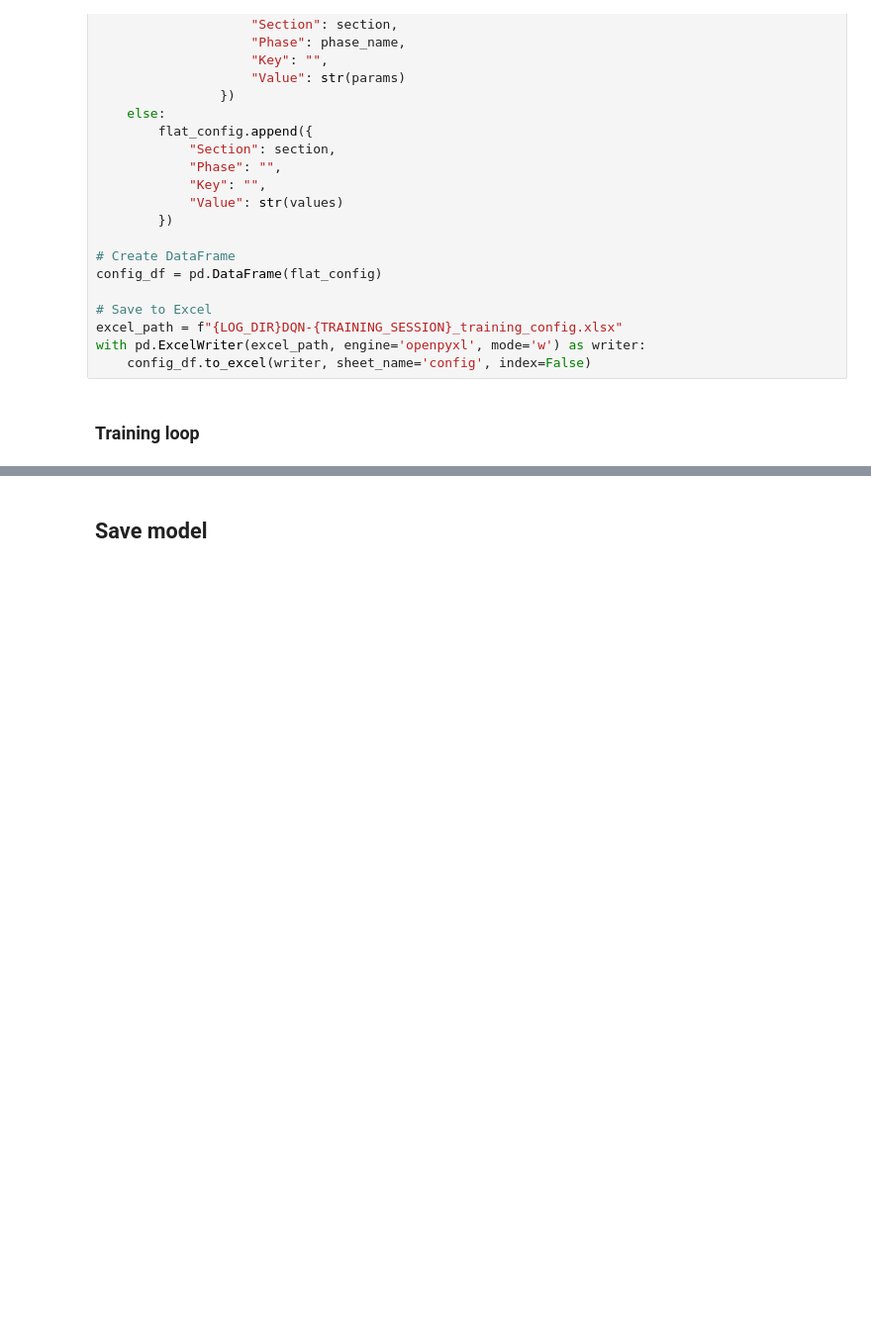
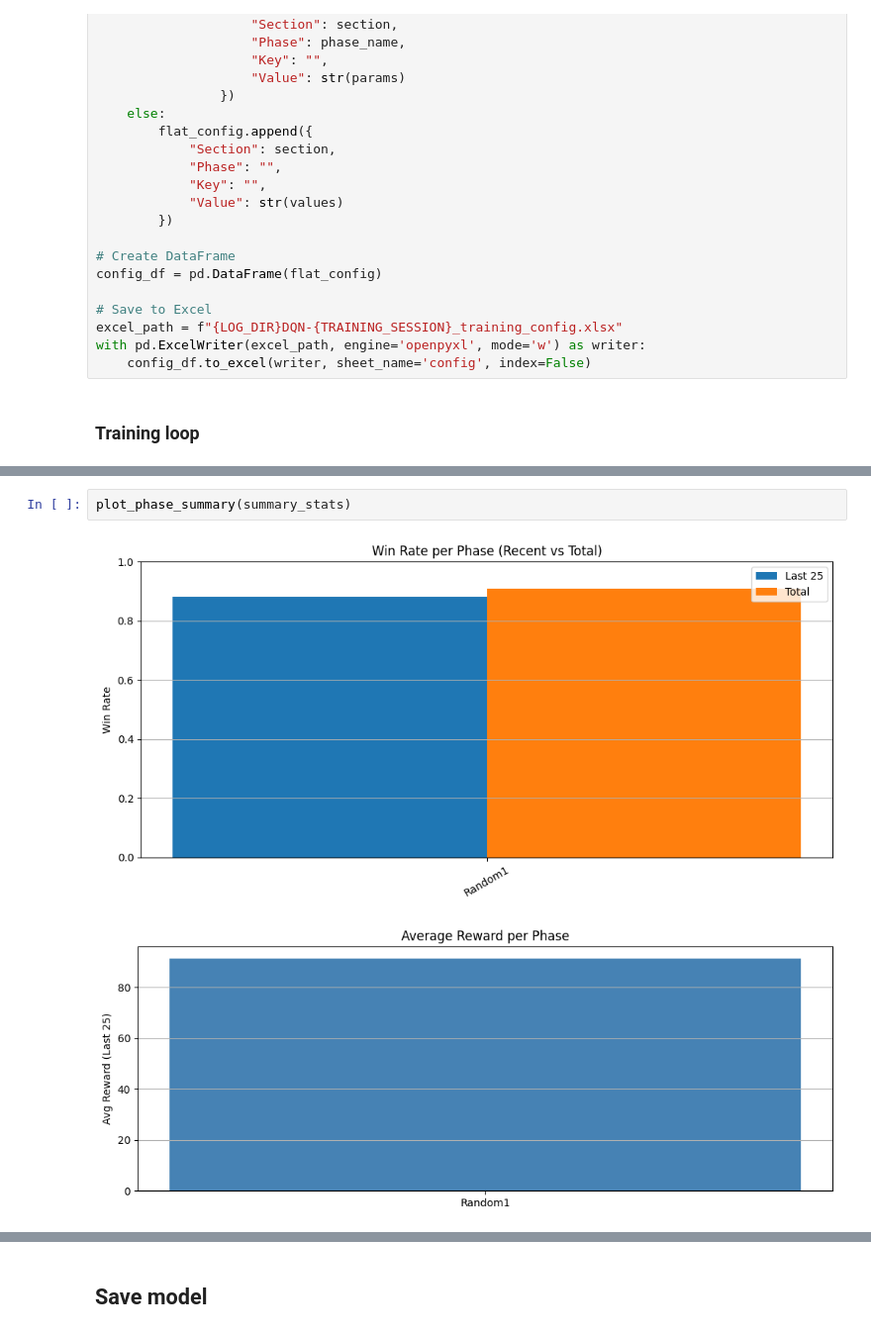
Before and after one commit to lovroselic/Connect4, a Jupyter notebook: Code/Jupiter/Connect4/DQN training.ipynb, the cells around one changed output, grey strips where cells are left out. Shown at 99% size. Cells and saved outputs as stored; diff of their text form; blank space fills up the shorter version.

```diff
--- a/Code/Jupiter/Connect4/DQN training.ipynb
+++ b/Code/Jupiter/Connect4/DQN training.ipynb
@@ -380,3 +321,8 @@ pd.DataFrame.from_dict(summary_stats, orient='index').to_excel(f"{LOG_DIR}DQN-{T
+# %%
+plot_phase_summary(summary_stats)
+# %% [output]
+[figure, added]
+[figure, added]
 # %%
 plt.plot(reward_history)
 plt.xlabel("Episode")
```
Also changed, not shown: parts of 17 cells of this notebook, 19 other files.
